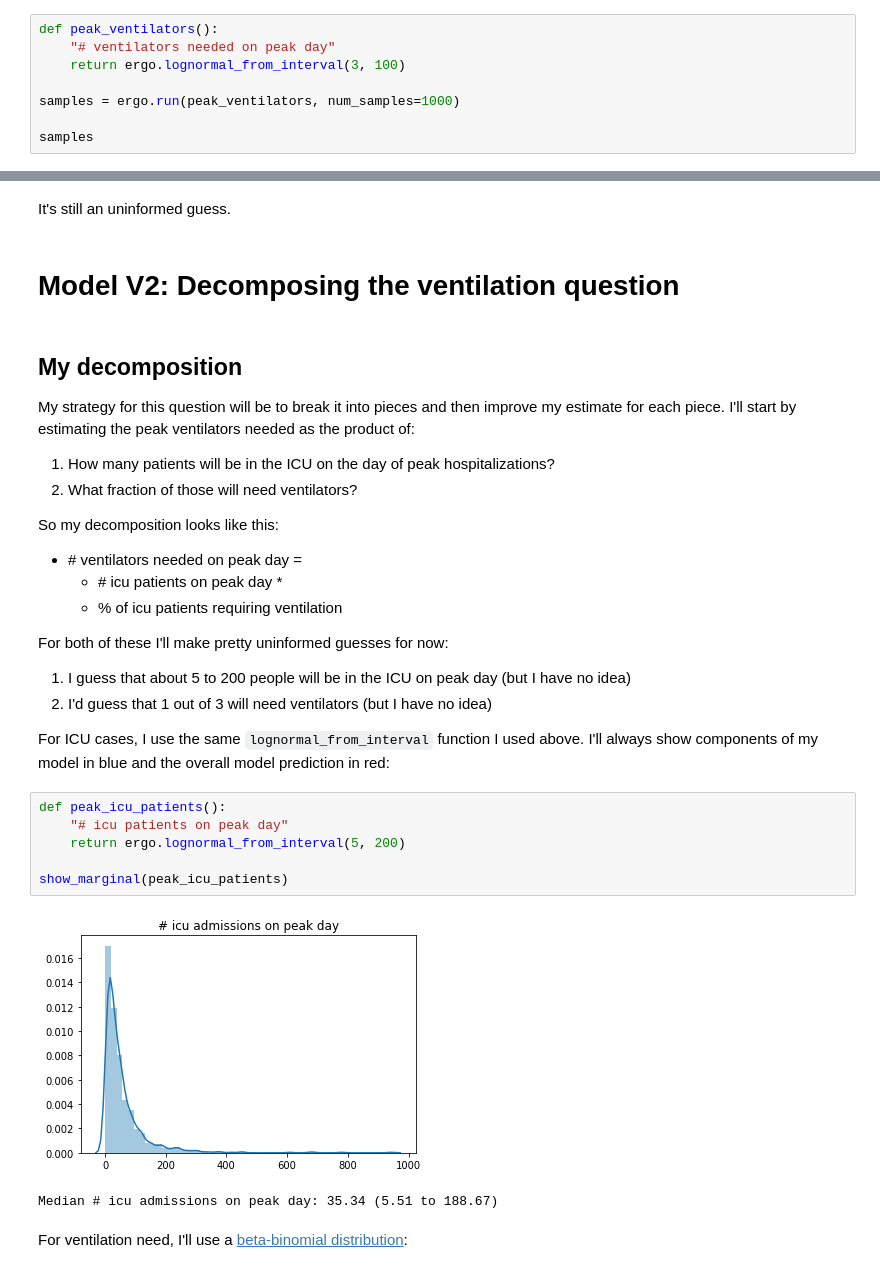
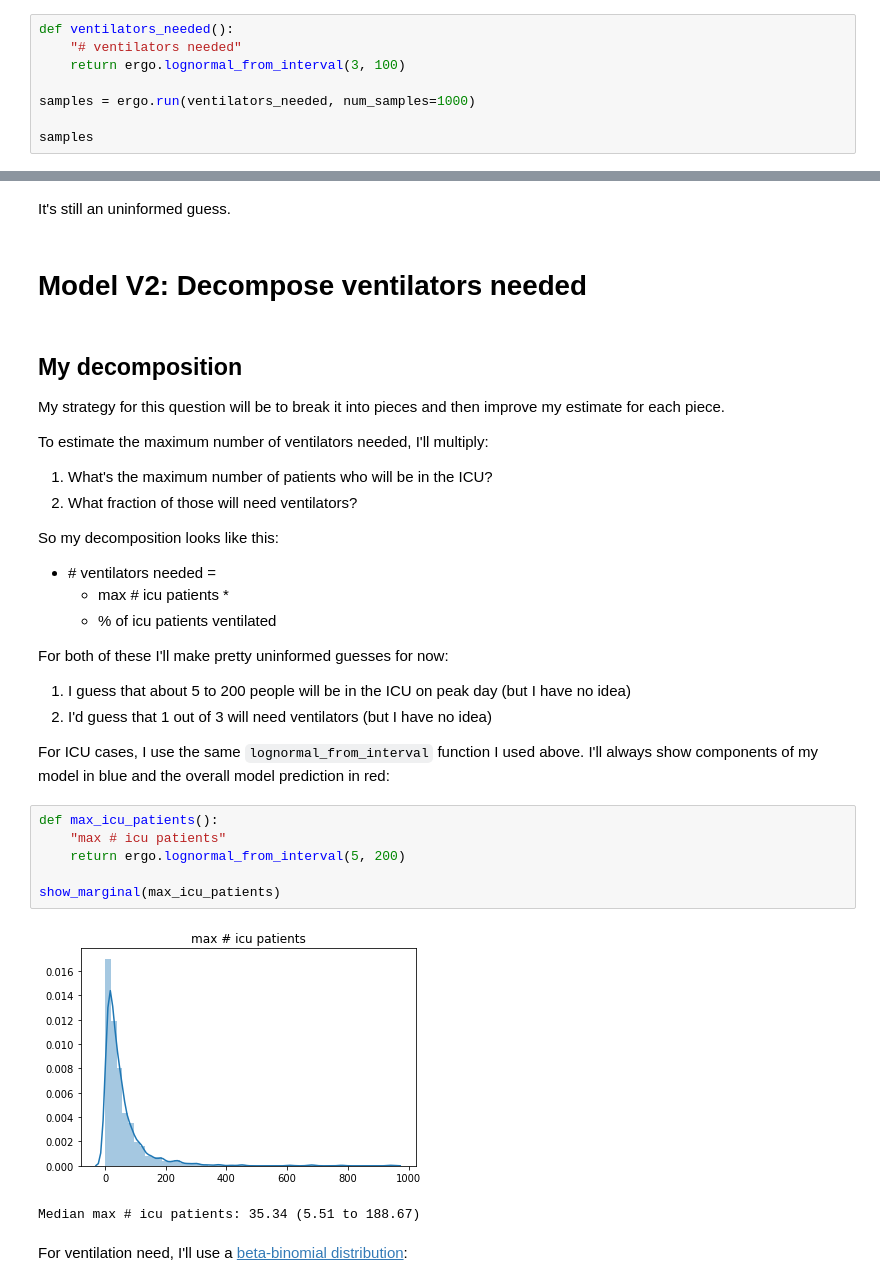
Before and after one commit to oughtinc/ergo, a Jupyter notebook: notebooks/build/el-paso-workflow.ipynb, the cells around one changed output, grey strips where cells are left out. Drawn from its saved outputs; the diff is of its cells as text.

```diff
--- a/notebooks/build/el-paso-workflow.ipynb
+++ b/notebooks/build/el-paso-workflow.ipynb
@@ -87,11 +87,11 @@ DeviceArray(20.191326, dtype=float32)
 # %% [markdown]
 To get many samples, I use `ergo.run`:
 # %%
-def peak_ventilators():
-    "# ventilators needed on peak day"
+def ventilators_needed():
+    "# ventilators needed"
     return ergo.lognormal_from_interval(3, 100)
 
-samples = ergo.run(peak_ventilators, num_samples=1000)
+samples = ergo.run(ventilators_needed, num_samples=1000)
 
 samples
 # %% [output]
@@ -148,20 +148,22 @@ Median # ventilators needed: 16.87 (2.91 to 102.11)
 # %% [markdown]
 It's still an uninformed guess.
 # %% [markdown]
-# Model V2: Decomposing the ventilation question
+# Model V2: Decompose ventilators needed
 # %% [markdown]
 ## My decomposition
 
-My strategy for this question will be to break it into pieces and then improve my estimate for each piece. I'll start by estimating the peak ventilators needed as the product of:
+My strategy for this question will be to break it into pieces and then improve my estimate for each piece.
 
-1. How many patients will be in the ICU on the day of peak hospitalizations?
+To estimate the maximum number of ventilators needed, I'll multiply:
+
+1. What's the maximum number of patients who will be in the ICU?
 2. What fraction of those will need ventilators?
 
 So my decomposition looks like this:
 
-- \# ventilators needed on peak day =
-  - \# icu patients on peak day *
-  - % of icu patients requiring ventilation
+- \# ventilators needed =
+  - max # icu patients *
+  - % of icu patients ventilated
 
 For both of these I'll make pretty uninformed guesses for now:
 
@@ -170,14 +172,14 @@ For both of these I'll make pretty uninformed guesses for now:
 
 For ICU cases, I use the same `lognormal_from_interval` function I used above. I'll always show components of my model in blue and the overall model prediction in red:
 # %%
-def peak_icu_patients():
-    "# icu patients on peak day"
+def max_icu_patients():
+    "max # icu patients"
     return ergo.lognormal_from_interval(5, 200)
 
-show_marginal(peak_icu_patients)
+show_marginal(max_icu_patients)
 # %% [output]
-[figure, old version]
+[figure, new version]
-Median # icu admissions on peak day: 35.34 (5.51 to 188.67)
+Median max # icu patients: 35.34 (5.51 to 188.67)
 # %% [markdown]
 For ventilation need, I'll use a [beta-binomial distribution](http://varianceexplained.org/statistics/beta_distribution_and_baseball/):
 # %%
```
Also changed, not shown: parts of 68 cells of this notebook, 1 other file.
